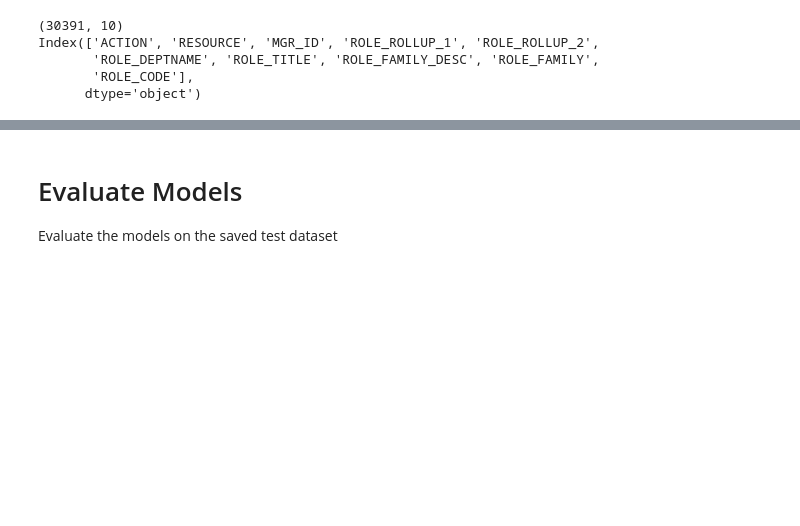
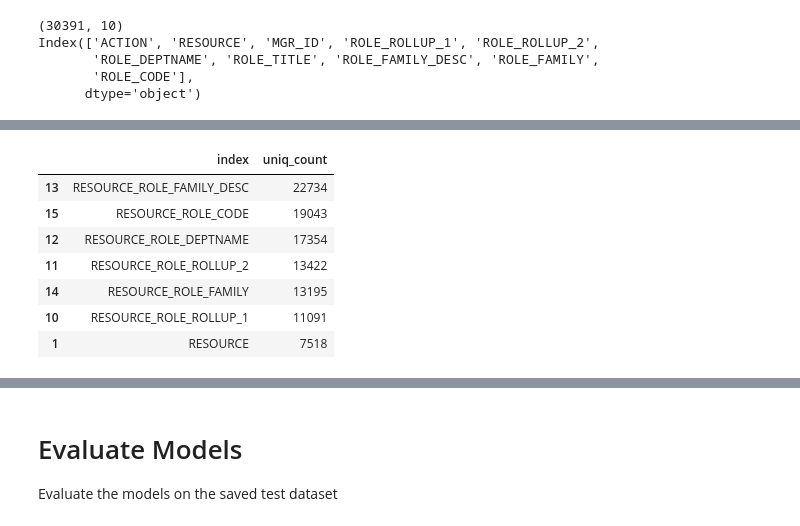
Before and after one commit to SmithaUpadhyaya/employee_access_resource_classifier, a Jupyter notebook: notebooks/training.ipynb, the cells around one changed output, grey strips where cells are left out. Cells and saved outputs as stored; diff of their text form; code cells hidden in the pictures; blank space fills up the shorter version.

```diff
--- a/notebooks/training.ipynb
+++ b/notebooks/training.ipynb
@@ -40,3 +90,14 @@ Index(['ACTION', 'RESOURCE', 'MGR_ID', 'ROLE_ROLLUP_1', 'ROLE_ROLLUP_2',
+# %%
+Xcount[Xcount['uniq_count']>=5000].sort_values(by = 'uniq_count', ascending = False)
+# %% [output]
+|  | index | uniq_count |
+| 13 | RESOURCE_ROLE_FAMILY_DESC | 22734 |
+| 15 | RESOURCE_ROLE_CODE | 19043 |
+| 12 | RESOURCE_ROLE_DEPTNAME | 17354 |
+| 11 | RESOURCE_ROLE_ROLLUP_2 | 13422 |
+| 14 | RESOURCE_ROLE_FAMILY | 13195 |
+| 10 | RESOURCE_ROLE_ROLLUP_1 | 11091 |
+| 1 | RESOURCE | 7518 |
 # %%
 #Order of the pipeline matter as this impact the output
 feature_engg = Pipeline( steps = [
```
Also changed, not shown: parts of 15 cells of this notebook, 16 other files.
